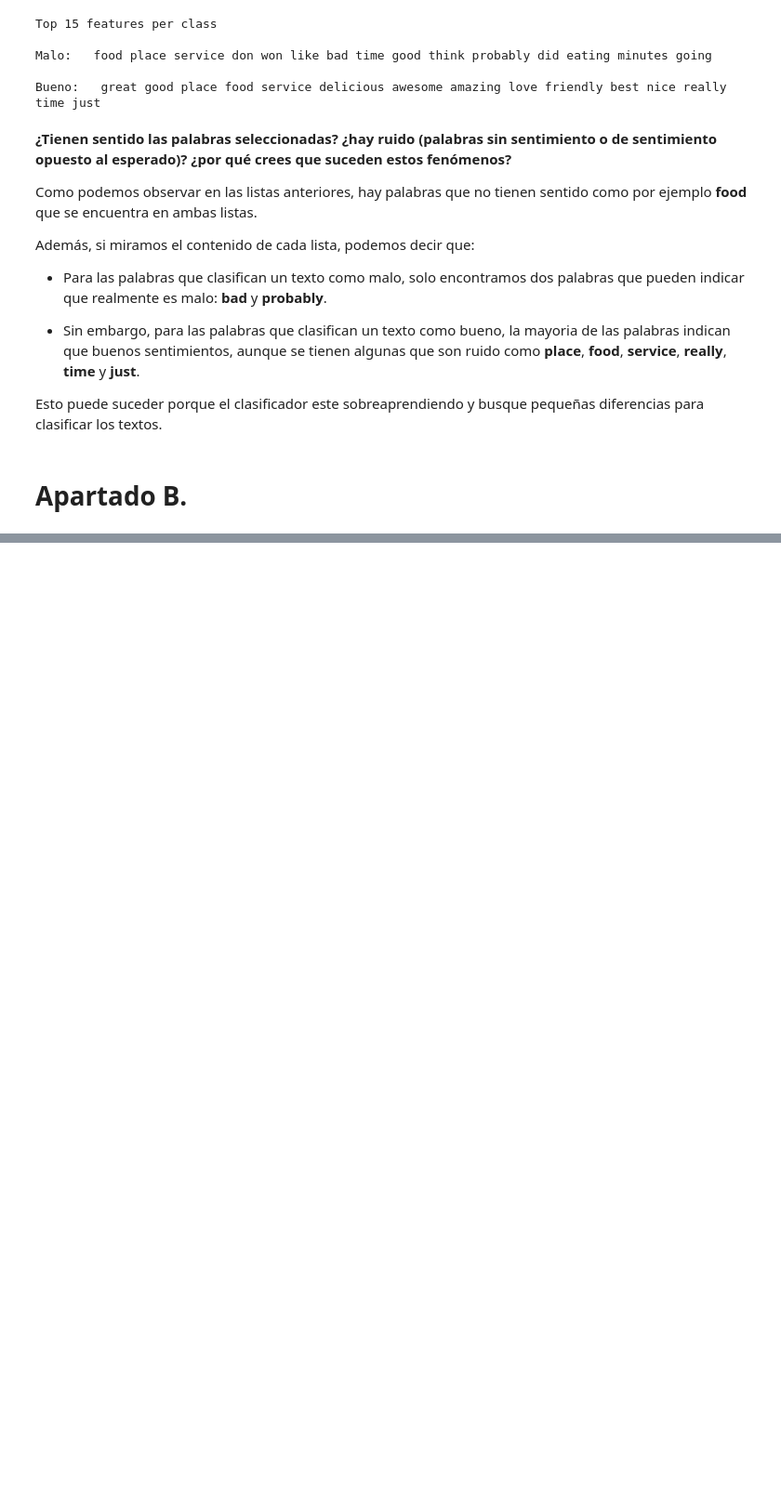
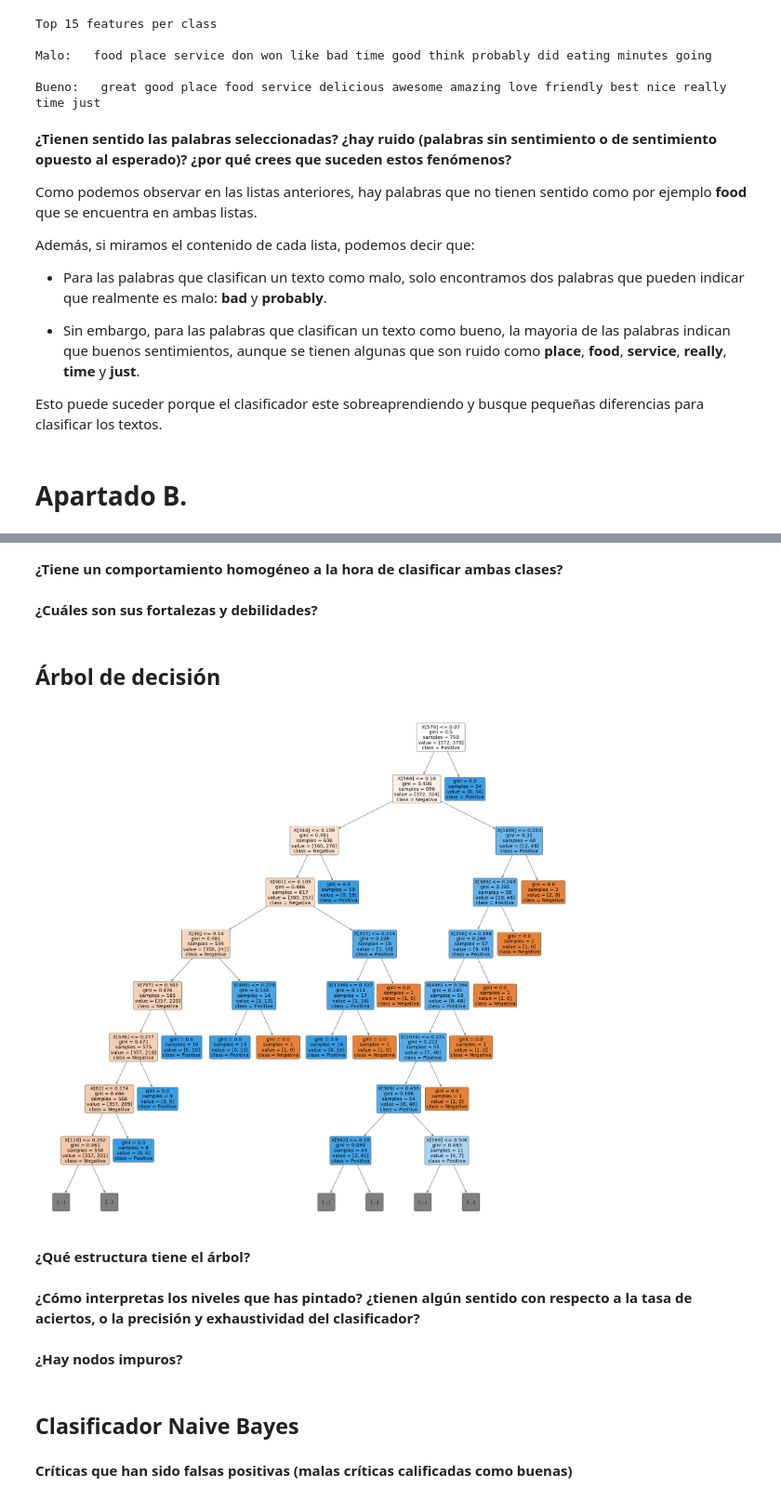
Before and after one commit to FrederickBor/IA2, a Jupyter notebook: Practica2/Análisis de Sentimientos.ipynb, the cells around one changed output, grey strips where cells are left out. Shown at 93% size. Saved outputs shown, nothing was run; the diff lists cells and outputs as text; code cells hidden in the pictures; blank space fills up the shorter version.

```diff
--- a/Practica2/Análisis de Sentimientos.ipynb
+++ b/Practica2/Análisis de Sentimientos.ipynb
@@ -662,0 +690,6 @@ Esto puede suceder porque el clasificador este sobreaprendiendo y busque pequeñ
+# %%
+tree_classifier = tree_classifier3
+tree_predictions = tree_test_predictions3
+
+#Sin necesidad de modificar el dataset podemos asignar 0 para "negativa" y 1 para "positiva".
+print(classification_report(test[1], tree_predictions, target_names=["Negativa", "Positiva"]))
@@ -662,0 +705,23 @@ Esto puede suceder porque el clasificador este sobreaprendiendo y busque pequeñ
+# %% [markdown]
+**¿Tiene un comportamiento homogéneo a la hora de clasificar ambas clases?**
+# %% [markdown]
+**¿Cuáles son sus fortalezas y debilidades?**
+# %% [markdown]
+## **Árbol de decisión**
+# %%
+# Vamos a mostrar el árbol de decisión generado usando plot_tree
+plt.figure(figsize=(40,40))
+plot_tree(tree_classifier, filled=True, class_names=["Negativa", "Positiva"], rounded=True, max_depth=8)
+plt.show()
+# %% [output]
+[figure, added]
+# %% [markdown]
+**¿Qué estructura tiene el árbol?**
+# %% [markdown]
+**¿Cómo interpretas los niveles que has pintado? ¿tienen algún sentido con respecto a la tasa de aciertos, o la precisión y exhaustividad del clasificador?**
+# %% [markdown]
+**¿Hay nodos impuros?**
+# %% [markdown]
+## Clasificador Naive Bayes
+# %% [markdown]
+**Críticas que han sido falsas positivas (malas críticas calificadas como buenas)**
```
Also changed, not shown: parts of 19 cells of this notebook.
